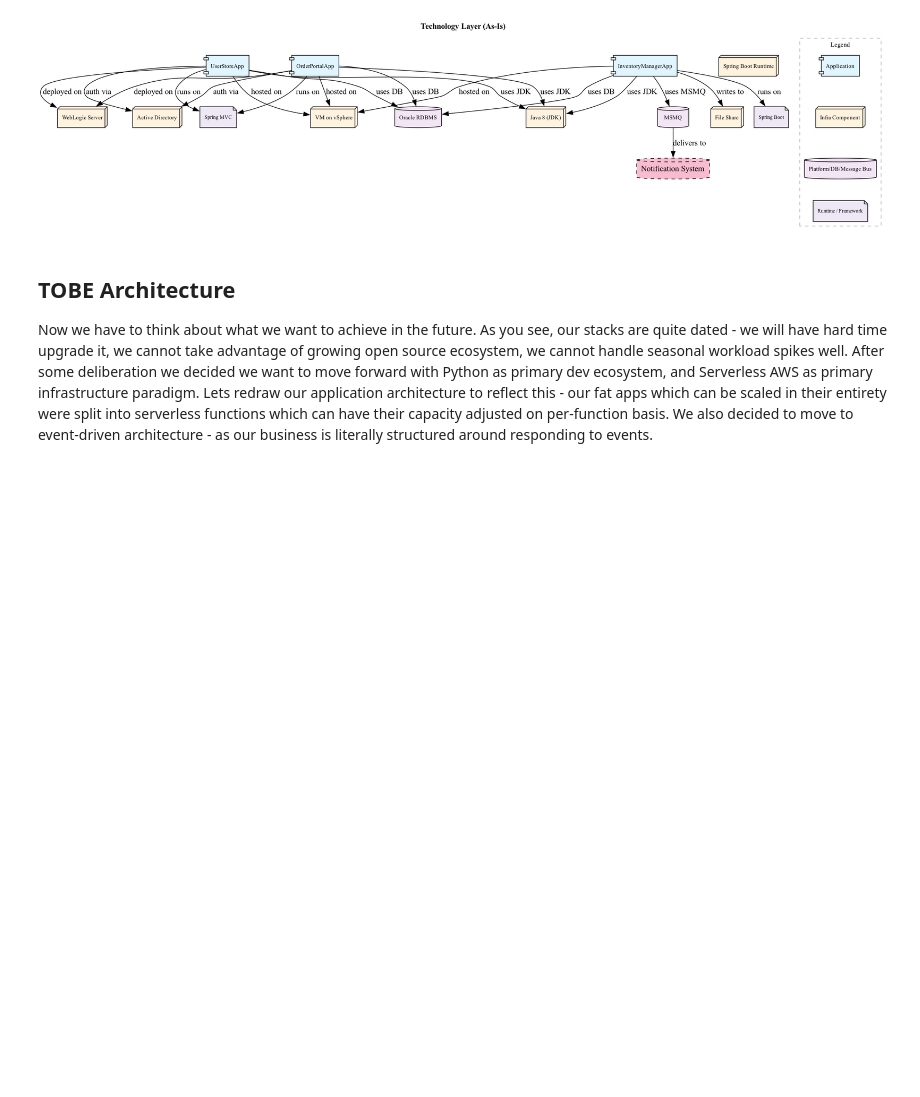
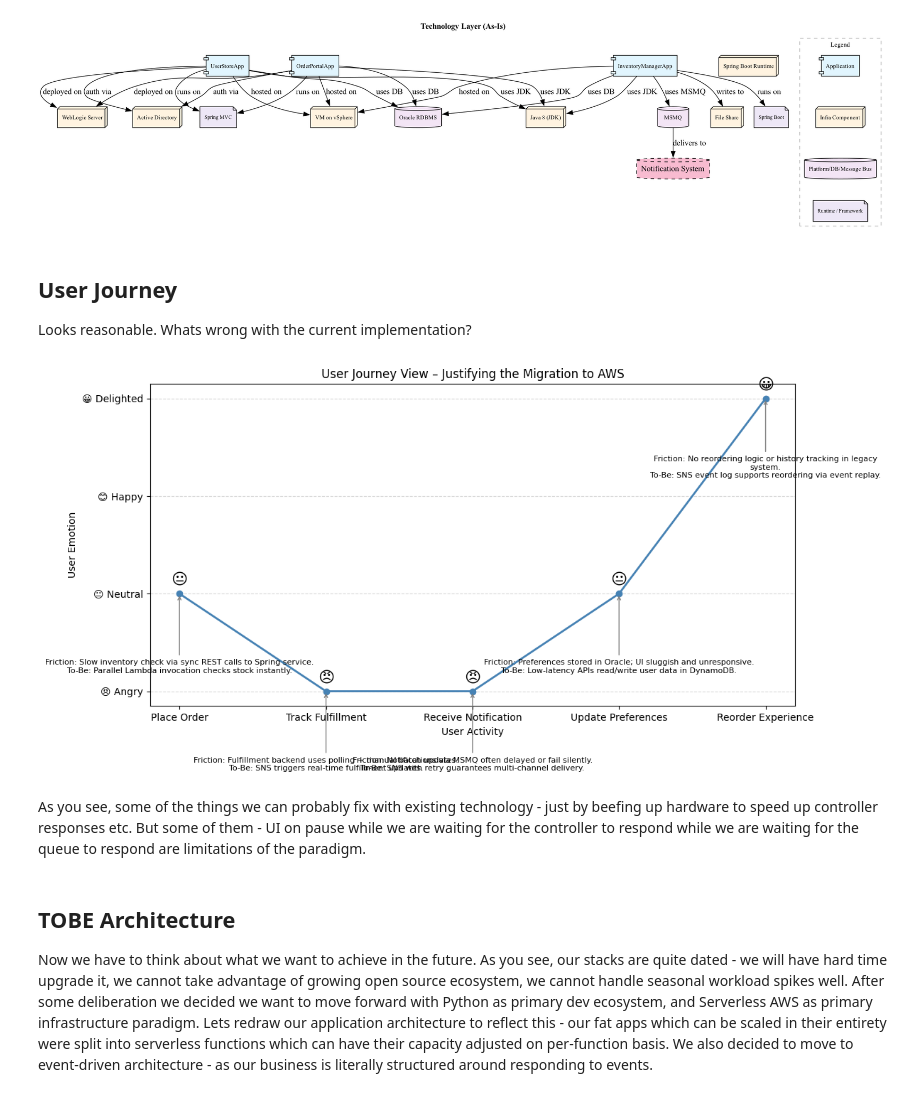
Before and after one commit to petelind/LeanIX, a Jupyter notebook: LeanIX-example.ipynb, the cells around one changed output. Cells and saved outputs as stored; diff of their text form; code cells hidden in the pictures; blank space fills up the shorter version.

Commit message:
Add user journey

```diff
--- a/LeanIX-example.ipynb
+++ b/LeanIX-example.ipynb
@@ -33,6 +33,15 @@ Now its time to think what do we need to implement our app - what runtimes we re
 show_technology_arch()
 # %% [output]
 [figure]
+# %% [markdown]
+## User Journey
+Looks reasonable. Whats wrong with the current implementation?
+# %%
+show_user_journey()
+# %% [output]
+[figure, added]
+# %% [markdown]
+As you see, some of the things we can probably fix with existing technology - just by beefing up hardware to speed up controller responses etc. But some of them - UI on pause while we are waiting for the controller to respond while we are waiting for the queue to respond are limitations of the paradigm.
 # %% [markdown]
 ## TOBE Architecture
 Now we have to think about what we want to achieve in the future. As you see, our stacks are quite dated - we will have hard time upgrade it, we cannot take advantage of growing open source ecosystem, we cannot handle seasonal workload spikes well. After some deliberation we decided we want to move forward with Python as primary dev ecosystem, and Serverless AWS as primary infrastructure paradigm. Lets redraw our application architecture to reflect this - our fat apps which can be scaled in their entirety were split into serverless functions which can have their capacity adjusted on per-function basis. We also decided to move to event-driven architecture - as our business is literally structured around responding to events.
```
Also changed, not shown: parts of 1 cell of this notebook, 1 other file.
